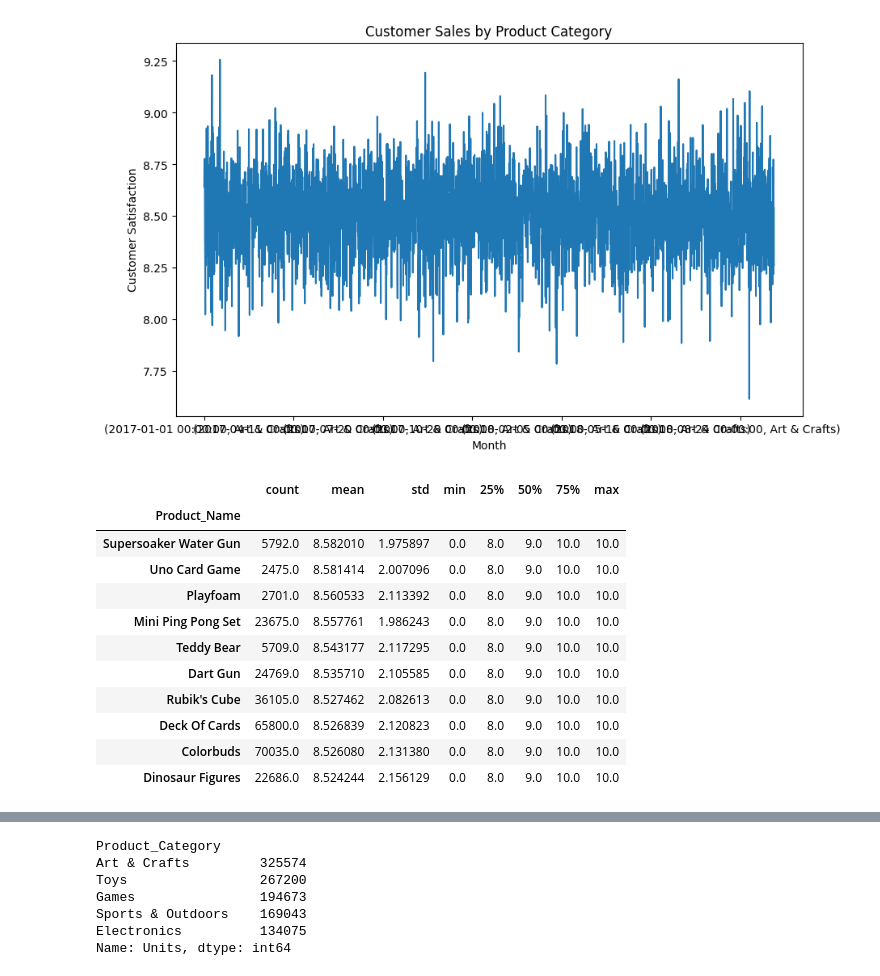
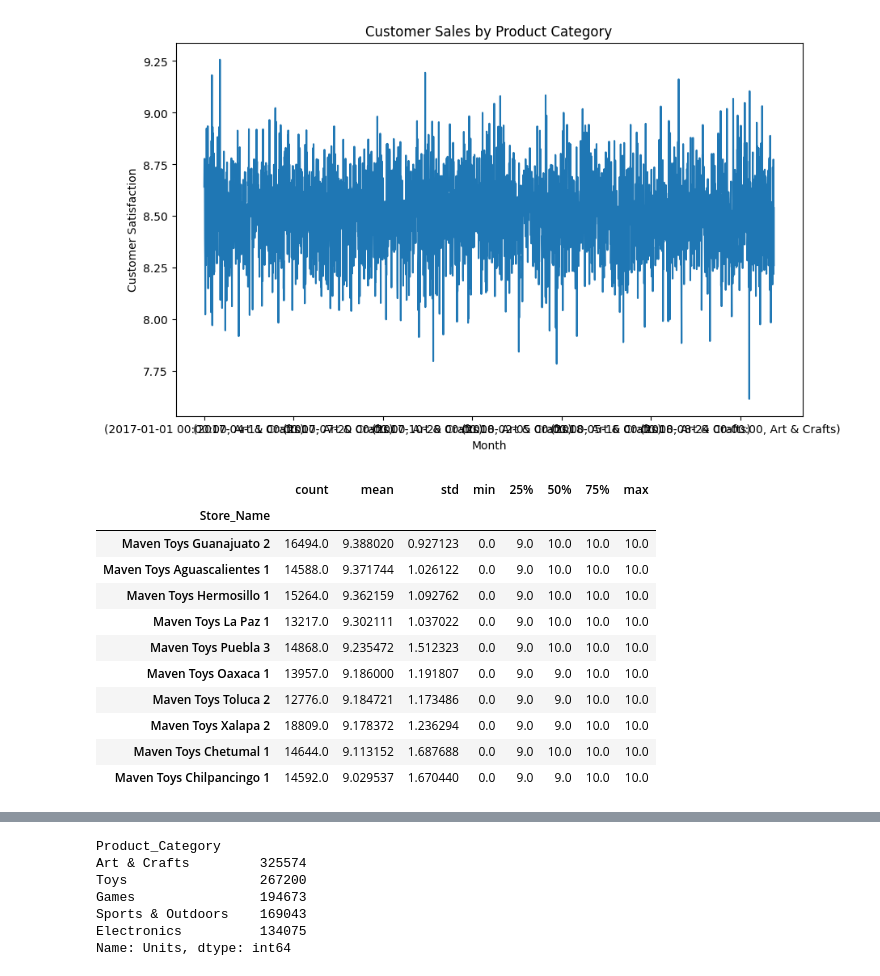
Before and after one commit to tianlan8/maven_toys_analysis, a Jupyter notebook: Maven_Toys_Data_Analysis.ipynb, the cells around one changed output, grey strips where cells are left out. Saved outputs shown, nothing was run; the diff lists cells and outputs as text; code cells hidden in the pictures.

```diff
--- a/Maven_Toys_Data_Analysis.ipynb
+++ b/Maven_Toys_Data_Analysis.ipynb
@@ -154,18 +145,18 @@ plt.show()
 # %%
 # Find the top 10 products with the highest customer satisfaction
 top_products = maven_df.groupby('Product_Name')['Customer_Satisfaction'].describe().sort_values(by='mean',ascending=False).head(10)
 
-top_products
+maven_df.groupby('Store_Name')['Customer_Satisfaction'].describe().sort_values(by='mean',ascending=False).head(10)
 # %% [output]
 |  | count | mean | std | min | 25% | 50% | 75% | max |
-| Product_Name |  |  |  |  |  |  |  |  |
-| Supersoaker Water Gun | 5792.0 | 8.582010 | 1.975897 | 0.0 | 8.0 | 9.0 | 10.0 | 10.0 |
-| Uno Card Game | 2475.0 | 8.581414 | 2.007096 | 0.0 | 8.0 | 9.0 | 10.0 | 10.0 |
-| Playfoam | 2701.0 | 8.560533 | 2.113392 | 0.0 | 8.0 | 9.0 | 10.0 | 10.0 |
-| Mini Ping Pong Set | 23675.0 | 8.557761 | 1.986243 | 0.0 | 8.0 | 9.0 | 10.0 | 10.0 |
-| Teddy Bear | 5709.0 | 8.543177 | 2.117295 | 0.0 | 8.0 | 9.0 | 10.0 | 10.0 |
-| Dart Gun | 24769.0 | 8.535710 | 2.105585 | 0.0 | 8.0 | 9.0 | 10.0 | 10.0 |
-| Rubik's Cube | 36105.0 | 8.527462 | 2.082613 | 0.0 | 8.0 | 9.0 | 10.0 | 10.0 |
-| Deck Of Cards | 65800.0 | 8.526839 | 2.120823 | 0.0 | 8.0 | 9.0 | 10.0 | 10.0 |
-| Colorbuds | 70035.0 | 8.526080 | 2.131380 | 0.0 | 8.0 | 9.0 | 10.0 | 10.0 |
-| Dinosaur Figures | 22686.0 | 8.524244 | 2.156129 | 0.0 | 8.0 | 9.0 | 10.0 | 10.0 |
+| Store_Name |  |  |  |  |  |  |  |  |
+| Maven Toys Guanajuato 2 | 16494.0 | 9.388020 | 0.927123 | 0.0 | 9.0 | 10.0 | 10.0 | 10.0 |
+| Maven Toys Aguascalientes 1 | 14588.0 | 9.371744 | 1.026122 | 0.0 | 9.0 | 10.0 | 10.0 | 10.0 |
+| Maven Toys Hermosillo 1 | 15264.0 | 9.362159 | 1.092762 | 0.0 | 9.0 | 10.0 | 10.0 | 10.0 |
+| Maven Toys La Paz 1 | 13217.0 | 9.302111 | 1.037022 | 0.0 | 9.0 | 10.0 | 10.0 | 10.0 |
+| Maven Toys Puebla 3 | 14868.0 | 9.235472 | 1.512323 | 0.0 | 9.0 | 10.0 | 10.0 | 10.0 |
+| Maven Toys Oaxaca 1 | 13957.0 | 9.186000 | 1.191807 | 0.0 | 9.0 | 9.0 | 10.0 | 10.0 |
+| Maven Toys Toluca 2 | 12776.0 | 9.184721 | 1.173486 | 0.0 | 9.0 | 9.0 | 10.0 | 10.0 |
+| Maven Toys Xalapa 2 | 18809.0 | 9.178372 | 1.236294 | 0.0 | 9.0 | 9.0 | 10.0 | 10.0 |
+| Maven Toys Chetumal 1 | 14644.0 | 9.113152 | 1.687688 | 0.0 | 9.0 | 10.0 | 10.0 | 10.0 |
+| Maven Toys Chilpancingo 1 | 14592.0 | 9.029537 | 1.670440 | 0.0 | 9.0 | 9.0 | 10.0 | 10.0 |
```
Also changed, not shown: parts of 8 cells of this notebook.
